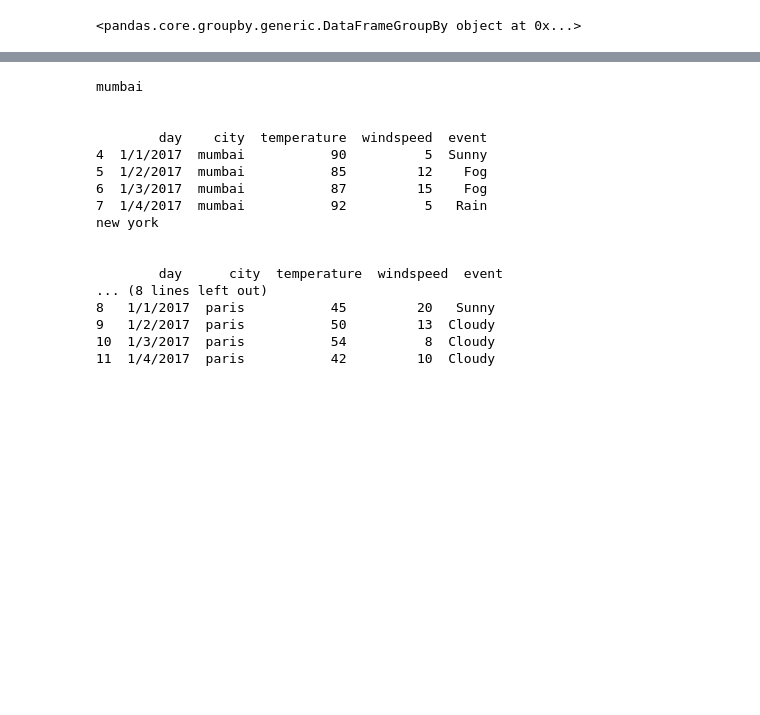
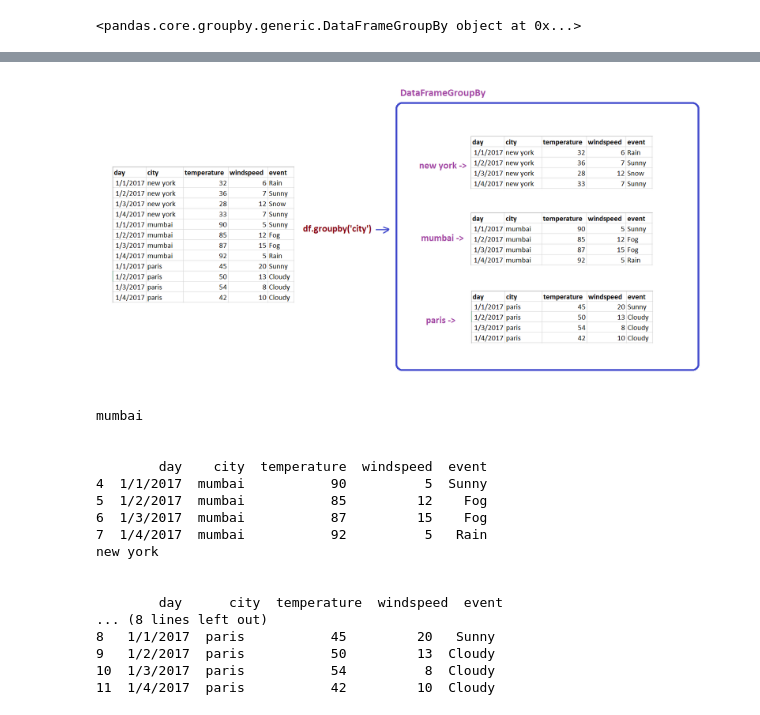
Before and after one commit to aranyaadheu/Pandas, a Jupyter notebook: pandas/07. group by/pandas_group_by.ipynb, the cells around one changed output, grey strips where cells are left out. Cells and saved outputs as stored; diff of their text form; code cells hidden in the pictures; blank space fills up the shorter version.

```diff
--- a/pandas/07. group by/pandas_group_by.ipynb
+++ b/pandas/07. group by/pandas_group_by.ipynb
@@ -41,3 +39,9 @@ g
+# %%
+from IPython.display import Image, display
+
+display(Image(filename='group_by_cities.png'))
+# %% [output]
+[figure, added]
 # %%
 for city, city_df in g:
     print(city)
```
Also changed, not shown: parts of 4 cells of this notebook.
